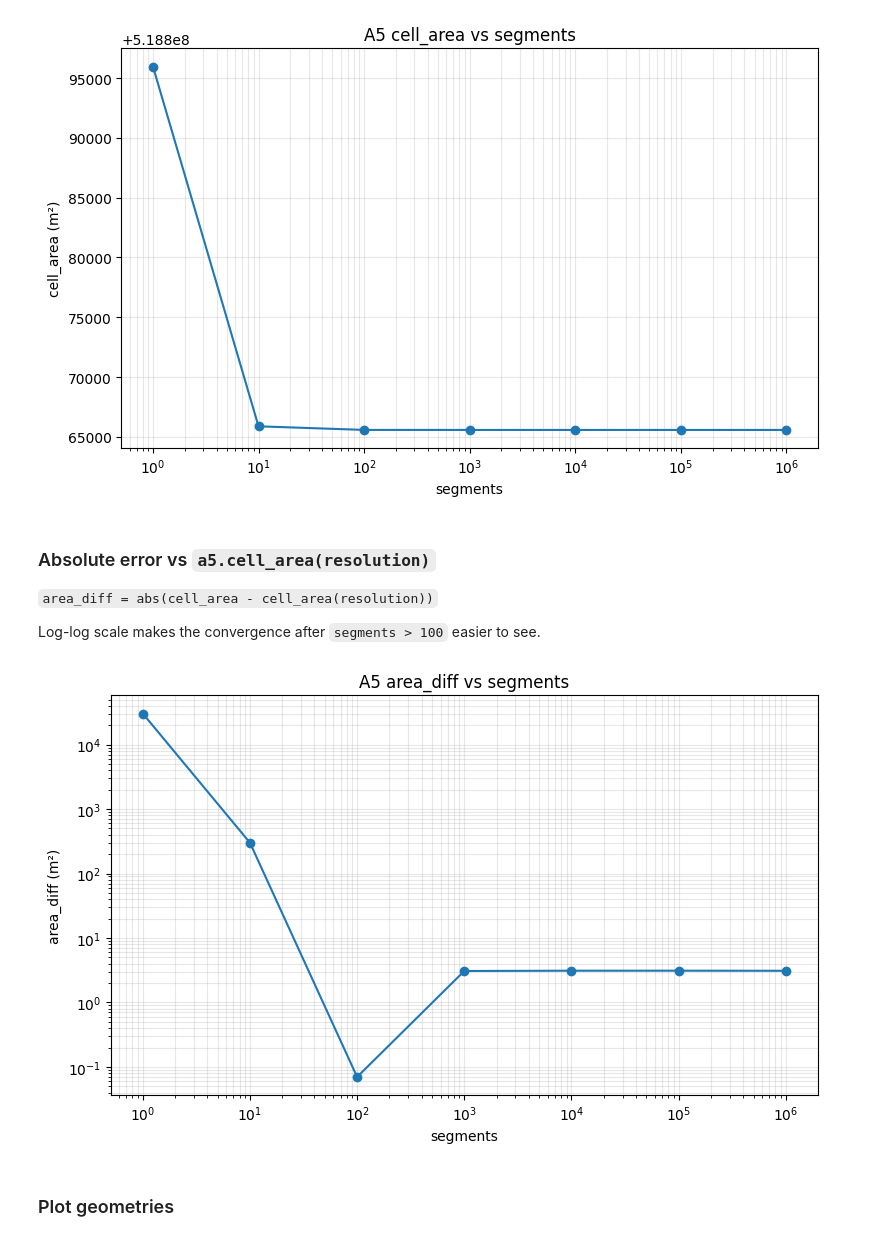
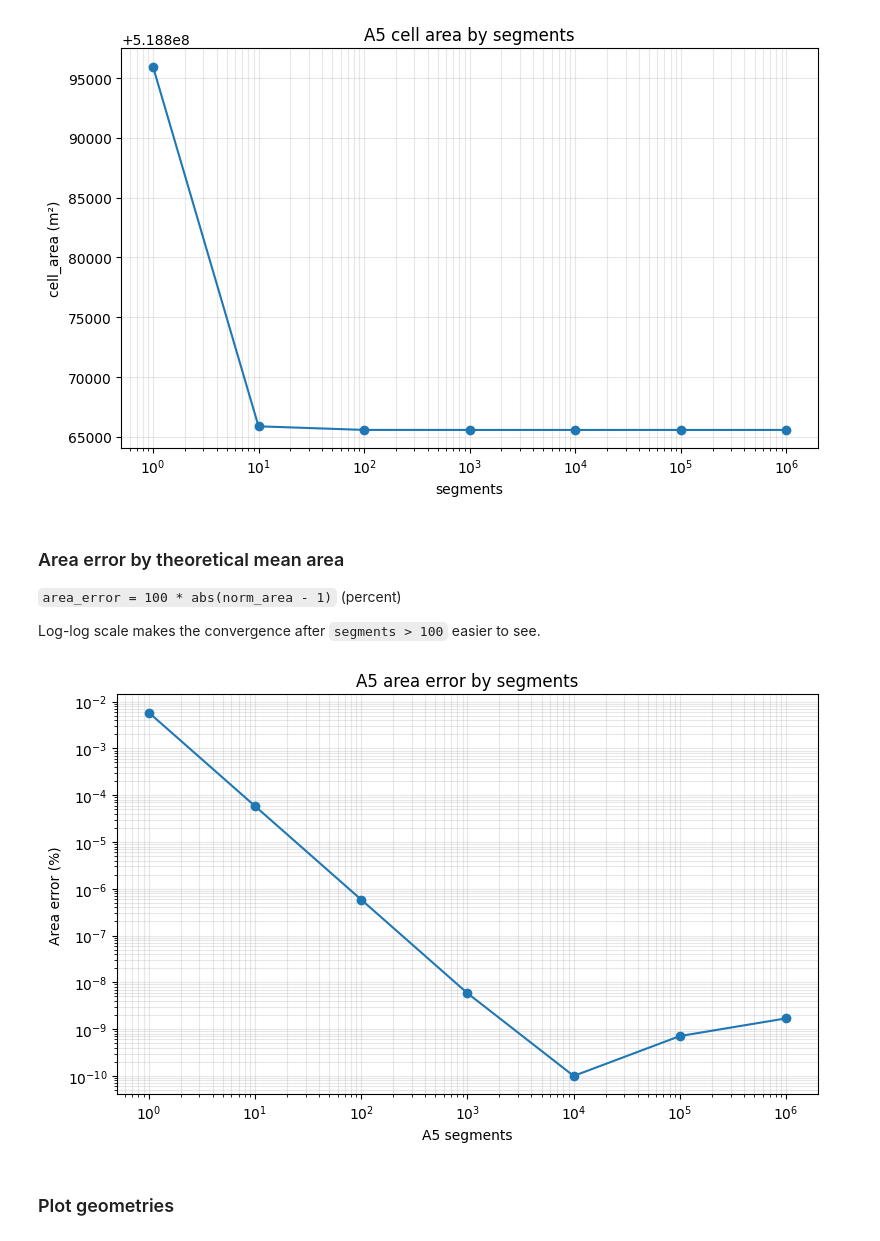
Before and after one commit to opengeoshub/vgrid, a Jupyter notebook: docs/notebooks/25_a5_segments.ipynb, the cells around one changed output. Saved outputs shown, nothing was run; the diff lists cells and outputs as text; code cells hidden in the pictures.

```diff
--- a/docs/notebooks/25_a5_segments.ipynb
+++ b/docs/notebooks/25_a5_segments.ipynb
@@ -71,28 +70,28 @@ plt.show()
 # %% [output]
 [figure]
 # %% [markdown]
-### Absolute error vs `a5.cell_area(resolution)`
+### Area error by theoretical mean area
 
-`area_diff = abs(cell_area - cell_area(resolution))`
+`area_error = 100 * abs(norm_area - 1)` (percent)
 
 Log-log scale makes the convergence after `segments > 100` easier to see.
 # %%
 fig, ax = plt.subplots(figsize=(8, 5))
 ax.plot(
     a5_segments_gdf["segments"],
-    a5_segments_gdf["area_diff"],
+    a5_segments_gdf["area_error"],
     marker="o",
 )
 ax.set_xscale("log")
 ax.set_yscale("log")
-ax.set_xlabel("segments")
-ax.set_ylabel("area_diff (m²)")
-ax.set_title("A5 area_diff vs segments")
+ax.set_xlabel("A5 segments")
+ax.set_ylabel("Area error (%)")
+ax.set_title("A5 area error by segments")
 ax.grid(True, which="both", alpha=0.3)
 plt.tight_layout()
 plt.show()
 # %% [output]
-[figure, old version]
+[figure, new version]
 # %% [markdown]
 ### Plot geometries
 # %%
```
Also changed, not shown: parts of 3 cells of this notebook, 7 other files.
